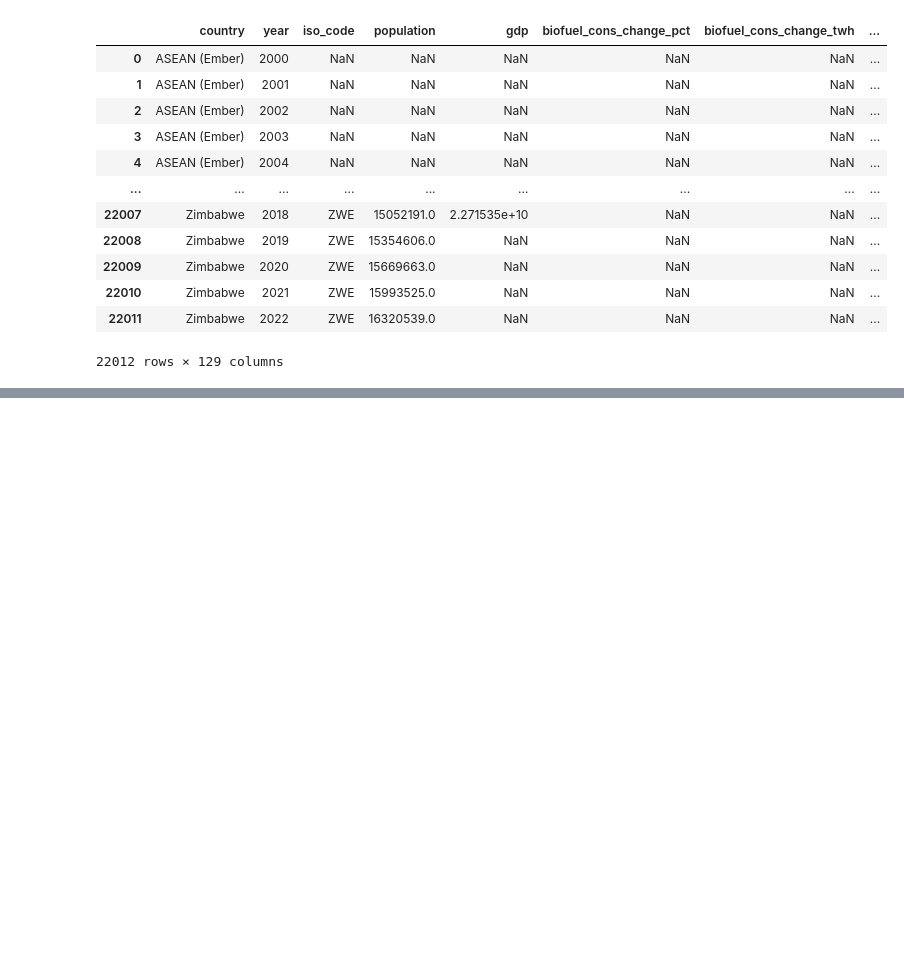
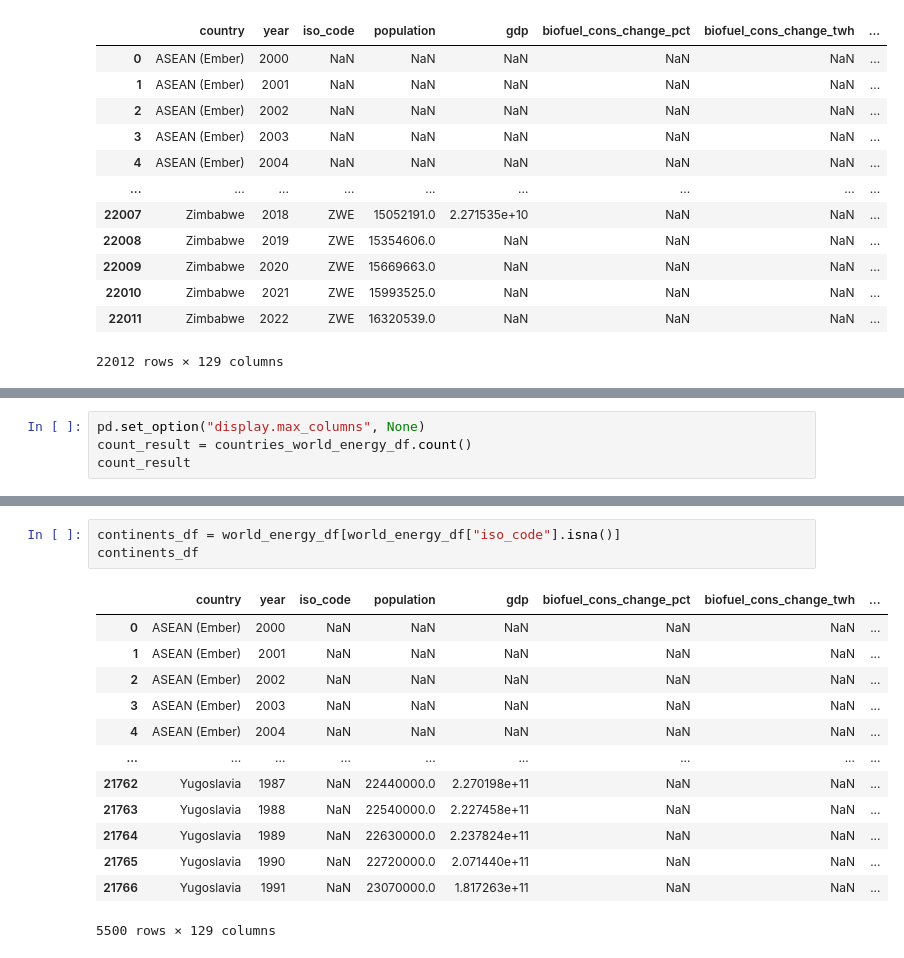
Before and after one commit to skythelimitdt/data_analytics_proj1, a Jupyter notebook: world_energy_consumption.ipynb, the cells around one changed output, grey strips where cells are left out. Saved outputs shown, nothing was run; the diff lists cells and outputs as text; blank space fills up the shorter version.

```diff
--- a/world_energy_consumption.ipynb
+++ b/world_energy_consumption.ipynb
@@ -25,0 +119,4 @@ world_energy_df
+# %%
+pd.set_option("display.max_columns", None)
+count_result = countries_world_energy_df.count()
+count_result
@@ -25,0 +136,17 @@ world_energy_df
+# %%
+continents_df = world_energy_df[world_energy_df["iso_code"].isna()]
+continents_df
+# %% [output]
+|  | country | year | iso_code | population | gdp | biofuel_cons_change_pct | biofuel_cons_change_twh | ... |
+| 0 | ASEAN (Ember) | 2000 | NaN | NaN | NaN | NaN | NaN | ... |
+| 1 | ASEAN (Ember) | 2001 | NaN | NaN | NaN | NaN | NaN | ... |
+| 2 | ASEAN (Ember) | 2002 | NaN | NaN | NaN | NaN | NaN | ... |
+| 3 | ASEAN (Ember) | 2003 | NaN | NaN | NaN | NaN | NaN | ... |
+| 4 | ASEAN (Ember) | 2004 | NaN | NaN | NaN | NaN | NaN | ... |
+| ... | ... | ... | ... | ... | ... | ... | ... | ... |
+| 21762 | Yugoslavia | 1987 | NaN | 22440000.0 | 2.270198e+11 | NaN | NaN | ... |
+| 21763 | Yugoslavia | 1988 | NaN | 22540000.0 | 2.227458e+11 | NaN | NaN | ... |
+| 21764 | Yugoslavia | 1989 | NaN | 22630000.0 | 2.237824e+11 | NaN | NaN | ... |
+| 21765 | Yugoslavia | 1990 | NaN | 22720000.0 | 2.071440e+11 | NaN | NaN | ... |
+| 21766 | Yugoslavia | 1991 | NaN | 23070000.0 | 1.817263e+11 | NaN | NaN | ... |
+5500 rows × 129 columns
```
Also changed, not shown: parts of 7 cells of this notebook, 1 other file.
